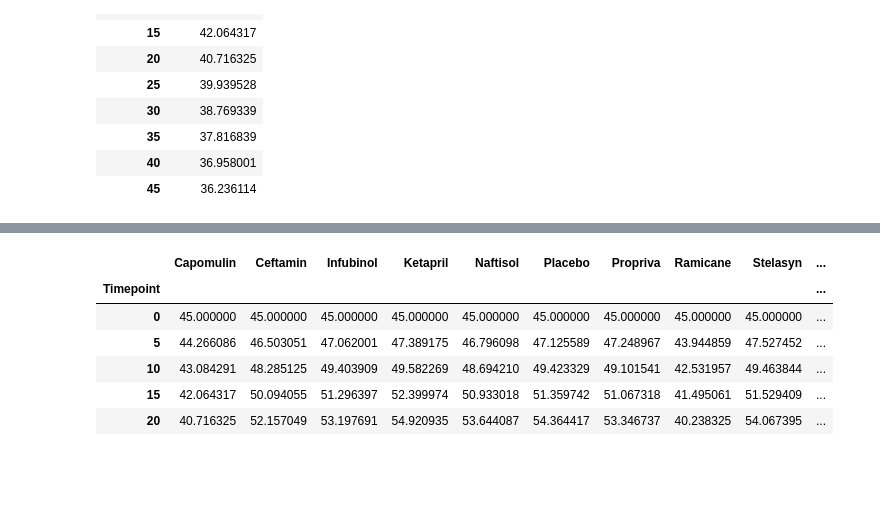
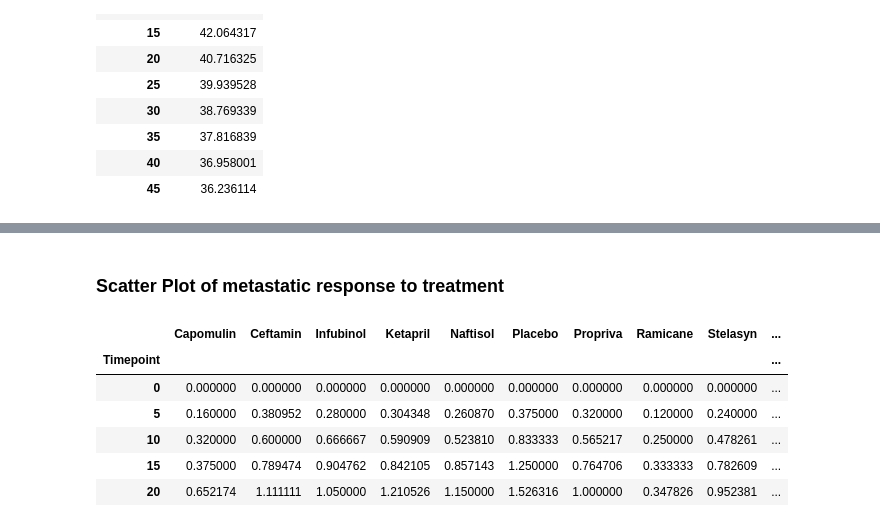
Before and after one commit to imtheaaron/python-challenge, a Jupyter notebook: Pymaceuticals/main.ipynb, the cells around one changed output, grey strips where cells are left out. Saved outputs shown, nothing was run; the diff lists cells and outputs as text; code cells hidden in the pictures; blank space fills up the shorter version.

```diff
--- a/Pymaceuticals/main.ipynb
+++ b/Pymaceuticals/main.ipynb
@@ -120,3 +152,11 @@ cap
 | 35 | 37.816839 |
 | 40 | 36.958001 |
 | 45 | 36.236114 |
+# %%
+#create a new dataframe with our drug names as column names
+df_by_drug = pd.DataFrame(index=cap.index)
+
+for drug in drug_list:
+    df_by_drug[drug] = drug_groups_df.loc[drug, :]
+
+df_by_drug.head()
@@ -123,15 +184,23 @@ cap
+# %% [markdown]
+<h3>Scatter Plot of metastatic response to treatment</h3>
+# %%
+#repeat the process of the dataframe but for metastatic response
+
+meta_df = df.groupby(['Drug', 'Timepoint'])
+meta_df = pd.DataFrame({'Metastatic Sites': drug_groups['Metastatic Sites'].mean()})
+meta_df = meta_df.sort_index()
 # %%
-df_by_drug = pd.DataFrame(index=cap.index)
+metastatic_df = pd.DataFrame(index=cap.index)
 
 for drug in drug_list:
-    df_by_drug[drug] = drug_groups_df.loc[drug, :]
+    metastatic_df[drug] = meta_df.loc[drug, :]
 
-df_by_drug.head()
+metastatic_df.head()
 # %% [output]
 |  | Capomulin | Ceftamin | Infubinol | Ketapril | Naftisol | Placebo | Propriva | Ramicane | Stelasyn | ... |
 | Timepoint |  |  |  |  |  |  |  |  |  | ... |
-| 0 | 45.000000 | 45.000000 | 45.000000 | 45.000000 | 45.000000 | 45.000000 | 45.000000 | 45.000000 | 45.000000 | ... |
-| 5 | 44.266086 | 46.503051 | 47.062001 | 47.389175 | 46.796098 | 47.125589 | 47.248967 | 43.944859 | 47.527452 | ... |
-| 10 | 43.084291 | 48.285125 | 49.403909 | 49.582269 | 48.694210 | 49.423329 | 49.101541 | 42.531957 | 49.463844 | ... |
-| 15 | 42.064317 | 50.094055 | 51.296397 | 52.399974 | 50.933018 | 51.359742 | 51.067318 | 41.495061 | 51.529409 | ... |
-| 20 | 40.716325 | 52.157049 | 53.197691 | 54.920935 | 53.644087 | 54.364417 | 53.346737 | 40.238325 | 54.067395 | ... |
+| 0 | 0.000000 | 0.000000 | 0.000000 | 0.000000 | 0.000000 | 0.000000 | 0.000000 | 0.000000 | 0.000000 | ... |
+| 5 | 0.160000 | 0.380952 | 0.280000 | 0.304348 | 0.260870 | 0.375000 | 0.320000 | 0.120000 | 0.240000 | ... |
+| 10 | 0.320000 | 0.600000 | 0.666667 | 0.590909 | 0.523810 | 0.833333 | 0.565217 | 0.250000 | 0.478261 | ... |
+| 15 | 0.375000 | 0.789474 | 0.904762 | 0.842105 | 0.857143 | 1.250000 | 0.764706 | 0.333333 | 0.782609 | ... |
+| 20 | 0.652174 | 1.111111 | 1.050000 | 1.210526 | 1.150000 | 1.526316 | 1.000000 | 0.347826 | 0.952381 | ... |
```
Also changed, not shown: parts of 19 cells of this notebook, 1 other file.
